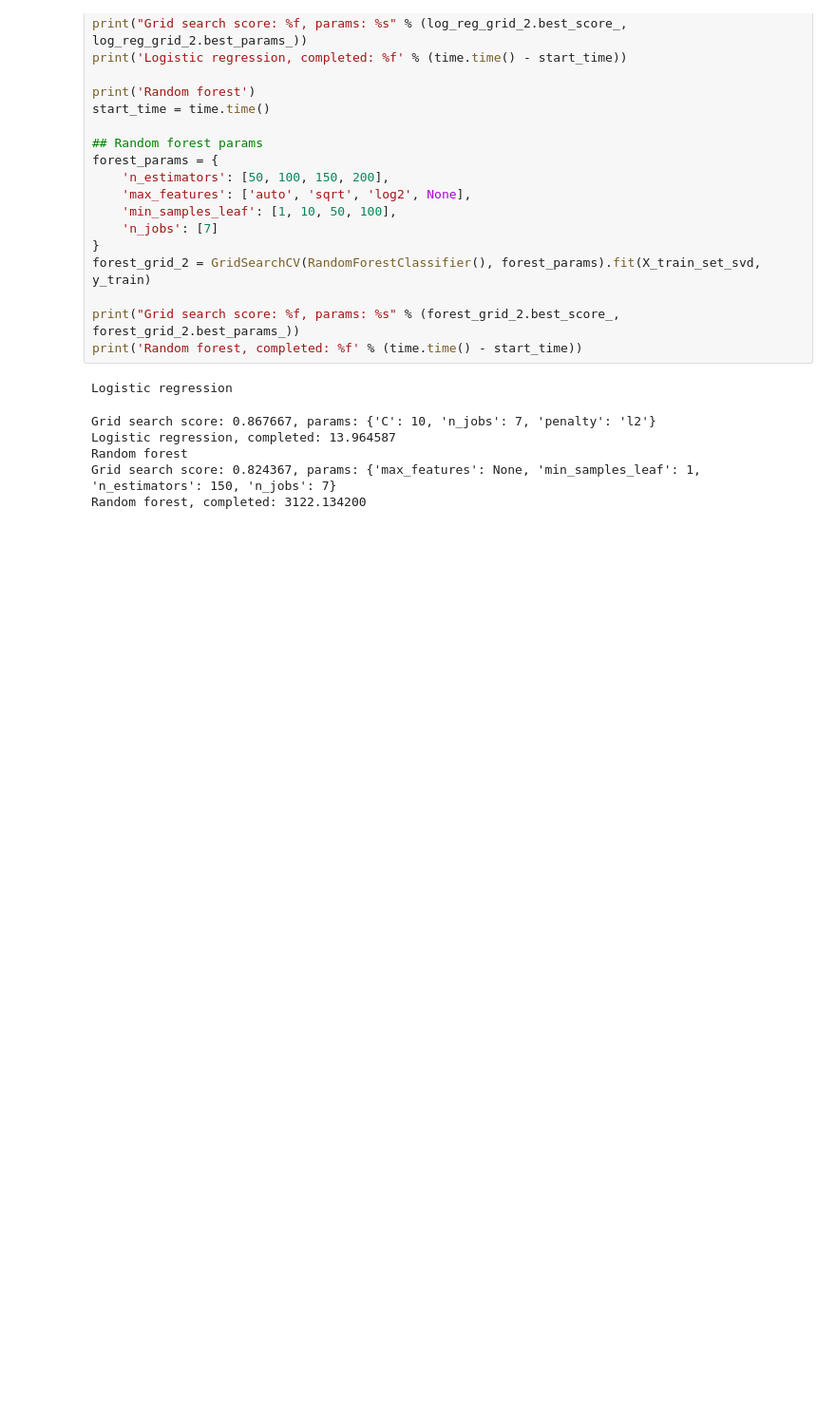
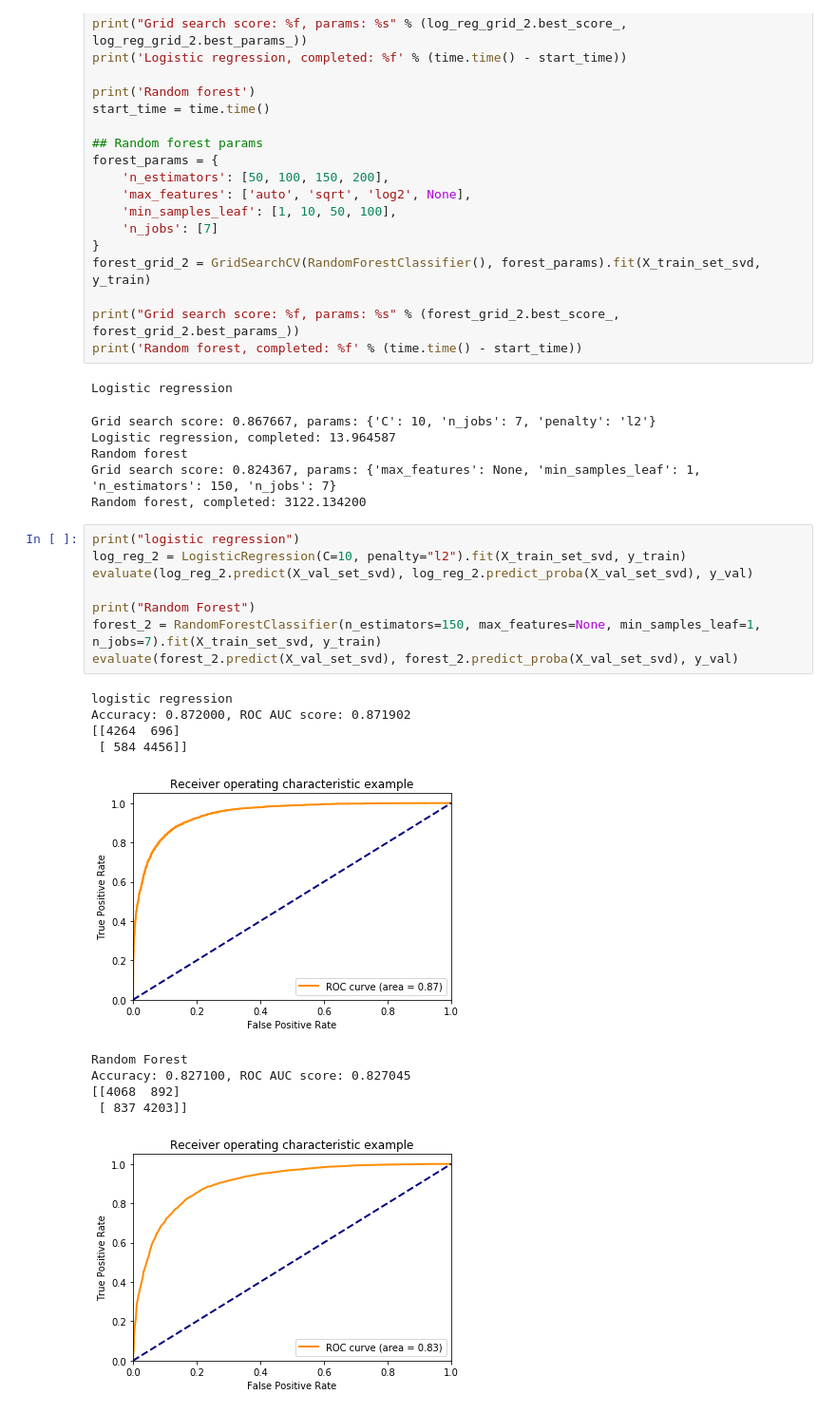
Before and after one commit to vulpecula/review_sentiment_analysis, a Jupyter notebook: Capstone - reviews sentiment analysis-with negation.ipynb, the cells around one changed output. Shown at 95% size. Saved outputs shown, nothing was run; the diff lists cells and outputs as text; blank space fills up the shorter version.

```diff
--- a/Capstone - reviews sentiment analysis-with negation.ipynb
+++ b/Capstone - reviews sentiment analysis-with negation.ipynb
@@ -541,3 +522,22 @@ Logistic regression, completed: 13.964587
 Random forest
 Grid search score: 0.824367, params: {'max_features': None, 'min_samples_leaf': 1, 'n_estimators': 150, 'n_jobs': 7}
 Random forest, completed: 3122.134200
+# %%
+print("logistic regression")
+log_reg_2 = LogisticRegression(C=10, penalty="l2").fit(X_train_set_svd, y_train)
+evaluate(log_reg_2.predict(X_val_set_svd), log_reg_2.predict_proba(X_val_set_svd), y_val)
+
+print("Random Forest")
+forest_2 = RandomForestClassifier(n_estimators=150, max_features=None, min_samples_leaf=1, n_jobs=7).fit(X_train_set_svd, y_train)
+evaluate(forest_2.predict(X_val_set_svd), forest_2.predict_proba(X_val_set_svd), y_val)
+# %% [output]
+logistic regression
+Accuracy: 0.872000, ROC AUC score: 0.871902
+[[4264  696]
+ [ 584 4456]]
+[figure, added]
+Random Forest
+Accuracy: 0.827100, ROC AUC score: 0.827045
+[[4068  892]
+ [ 837 4203]]
+[figure, added]
```
Also changed, not shown: parts of 4 cells of this notebook.
